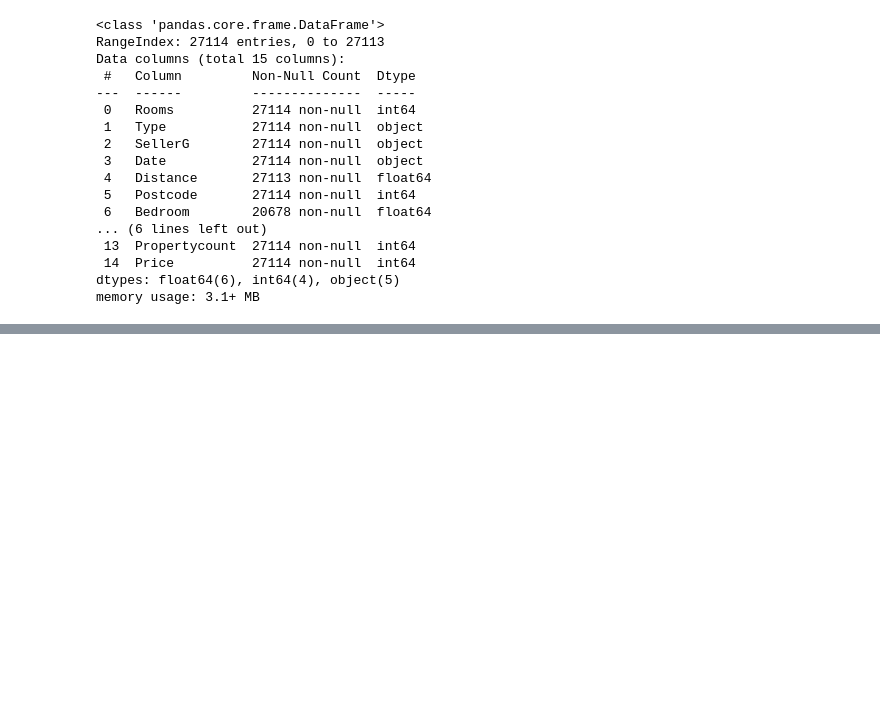
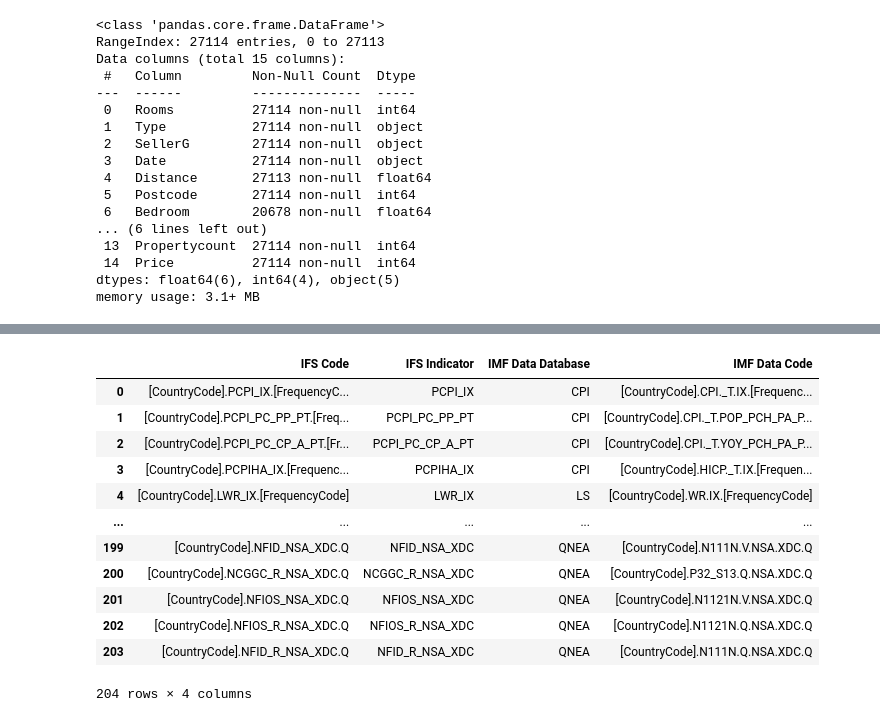
Before and after one commit to Gabijc/Mini_proyecto, a Jupyter notebook: pruebas.ipynb, the cells around one changed output, grey strips where cells are left out. Drawn from its saved outputs; the diff is of its cells as text; code cells hidden in the pictures; blank space fills up the shorter version.

```diff
--- a/pruebas.ipynb
+++ b/pruebas.ipynb
@@ -139,0 +87,17 @@ memory usage: 3.1+ MB
+# %%
+# información sobre los códigos de los indicadores del IMF para usarlos en la API
+pd.read_excel("IFS Indicator Mapping.xlsx")
+# %% [output]
+|  | IFS Code | IFS Indicator | IMF Data Database | IMF Data Code |
+| 0 | [CountryCode].PCPI_IX.[FrequencyC... | PCPI_IX | CPI | [CountryCode].CPI._T.IX.[Frequenc... |
+| 1 | [CountryCode].PCPI_PC_PP_PT.[Freq... | PCPI_PC_PP_PT | CPI | [CountryCode].CPI._T.POP_PCH_PA_P... |
+| 2 | [CountryCode].PCPI_PC_CP_A_PT.[Fr... | PCPI_PC_CP_A_PT | CPI | [CountryCode].CPI._T.YOY_PCH_PA_P... |
+| 3 | [CountryCode].PCPIHA_IX.[Frequenc... | PCPIHA_IX | CPI | [CountryCode].HICP._T.IX.[Frequen... |
+| 4 | [CountryCode].LWR_IX.[FrequencyCode] | LWR_IX | LS | [CountryCode].WR.IX.[FrequencyCode] |
+| ... | ... | ... | ... | ... |
+| 199 | [CountryCode].NFID_NSA_XDC.Q | NFID_NSA_XDC | QNEA | [CountryCode].N111N.V.NSA.XDC.Q |
+| 200 | [CountryCode].NCGGC_R_NSA_XDC.Q | NCGGC_R_NSA_XDC | QNEA | [CountryCode].P32_S13.Q.NSA.XDC.Q |
+| 201 | [CountryCode].NFIOS_NSA_XDC.Q | NFIOS_NSA_XDC | QNEA | [CountryCode].N1121N.V.NSA.XDC.Q |
+| 202 | [CountryCode].NFIOS_R_NSA_XDC.Q | NFIOS_R_NSA_XDC | QNEA | [CountryCode].N1121N.Q.NSA.XDC.Q |
+| 203 | [CountryCode].NFID_R_NSA_XDC.Q | NFID_R_NSA_XDC | QNEA | [CountryCode].N111N.Q.NSA.XDC.Q |
+204 rows × 4 columns
```
Also changed, not shown: parts of 20 cells of this notebook, 1 other file.
